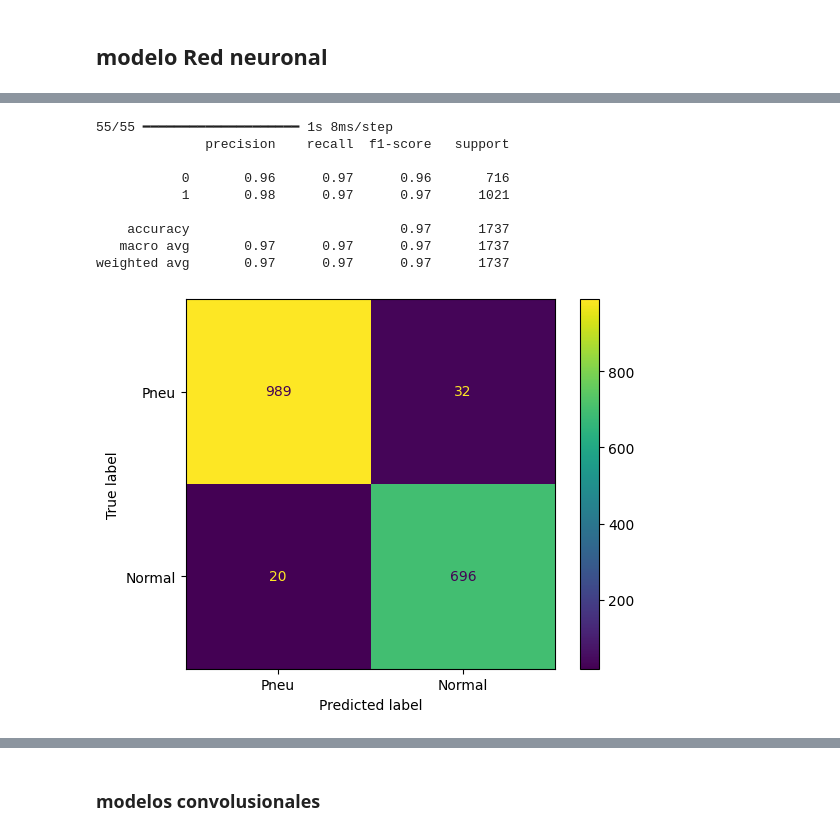
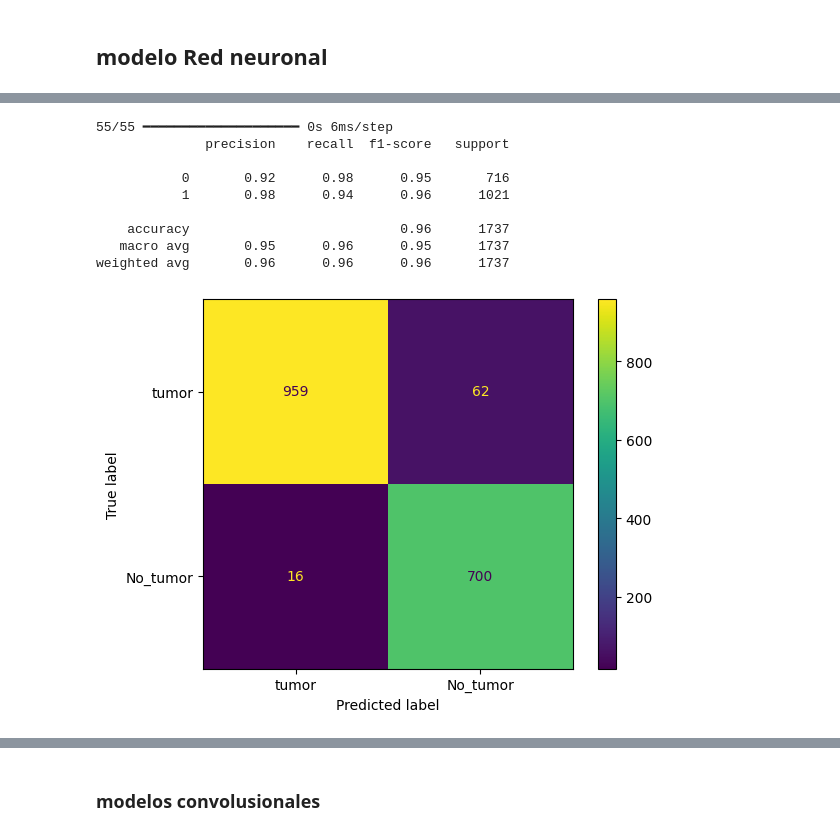
Before and after one commit to AlexanderBedoyaC/brain_tumor_detection, a Jupyter notebook: 2. Modelos.ipynb, the cells around one changed output, grey strips where cells are left out. Cells and saved outputs as stored; diff of their text form; code cells hidden in the pictures.

```diff
--- a/2. Modelos.ipynb
+++ b/2. Modelos.ipynb
@@ -62,14 +61,3 @@ weighted avg       0.99      0.99      0.99      1737
-# %%
-""" gbc=GradientBoostingClassifier()
-gbc.fit(x_train2, y_train)
-
-pred_train=gbc.predict(x_train2)
-print(metrics.classification_report(y_train, pred_train))
-metrics.roc_auc_score(y_train, pred_train)
-
-pred_test=gbc.predict(x_test2)
-print(metrics.classification_report(y_test, pred_test))
-metrics.roc_auc_score(y_test, pred_test) """
 # %% [markdown]
 ## modelo Red neuronal
 # %%
@@ -117,19 +105,19 @@ Test auc: 0.9905893206596375
 # %%
 ###### matriz de confusión test
-pred_test=(fc_model.predict(x_test) > 0.50).astype('int')
+pred_test=(fc_model.predict(x_test) > 0.80).astype('int')
 cm=metrics.confusion_matrix(y_test,pred_test, labels=[1,0])
-disp=metrics.ConfusionMatrixDisplay(cm,display_labels=['Pneu', 'Normal'])
+disp=metrics.ConfusionMatrixDisplay(cm,display_labels=['tumor', 'No_tumor'])
 disp.plot()
 
 print(metrics.classification_report(y_test, pred_test))
 # %% [output]
-55/55 ━━━━━━━━━━━━━━━━━━━━ 1s 8ms/step
+55/55 ━━━━━━━━━━━━━━━━━━━━ 0s 6ms/step
               precision    recall  f1-score   support
 
-           0       0.96      0.97      0.96       716
-           1       0.98      0.97      0.97      1021
+           0       0.92      0.98      0.95       716
+           1       0.98      0.94      0.96      1021
 
-    accuracy                           0.97      1737
-   macro avg       0.97      0.97      0.97      1737
-weighted avg       0.97      0.97      0.97      1737
+    accuracy                           0.96      1737
+   macro avg       0.95      0.96      0.95      1737
+weighted avg       0.96      0.96      0.96      1737
-[figure, old version]
+[figure, new version]
```
Also changed, not shown: parts of 11 cells of this notebook, 1 other file.
